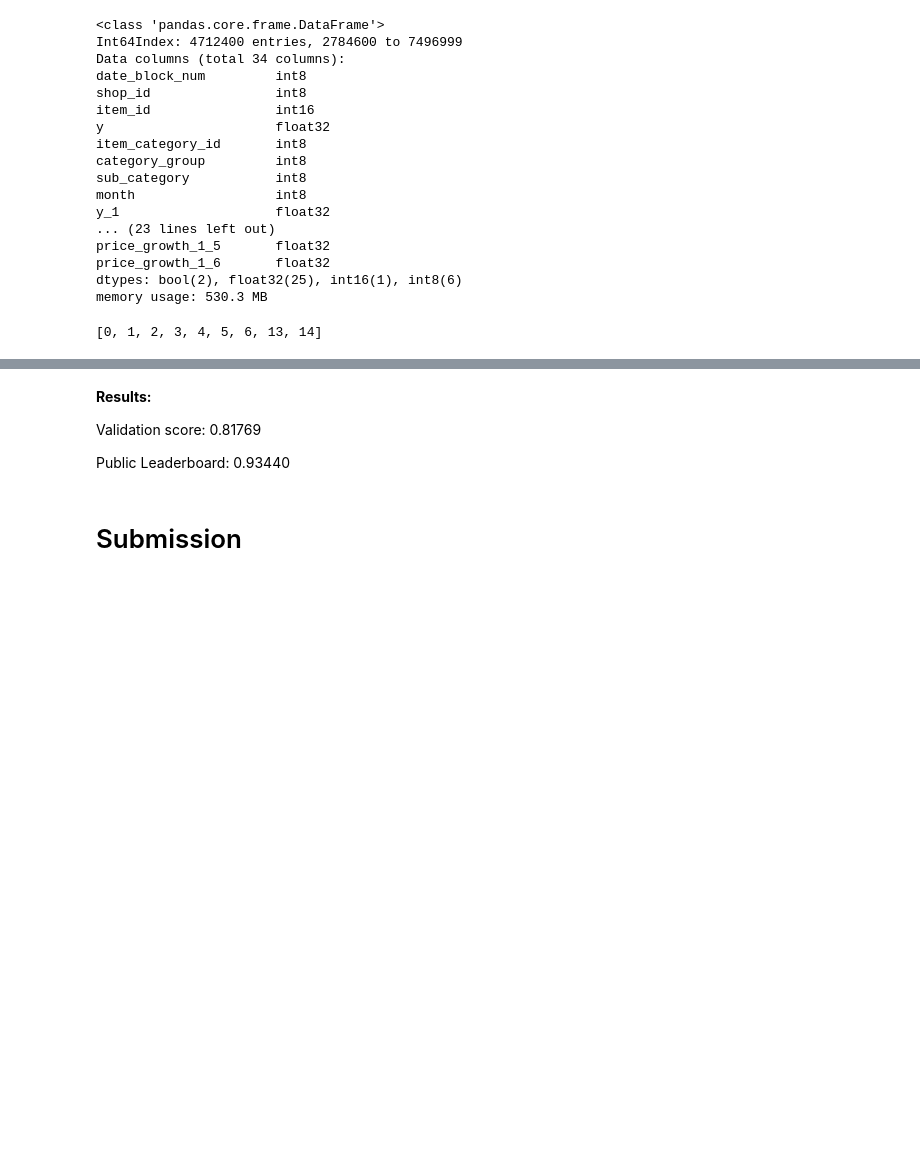
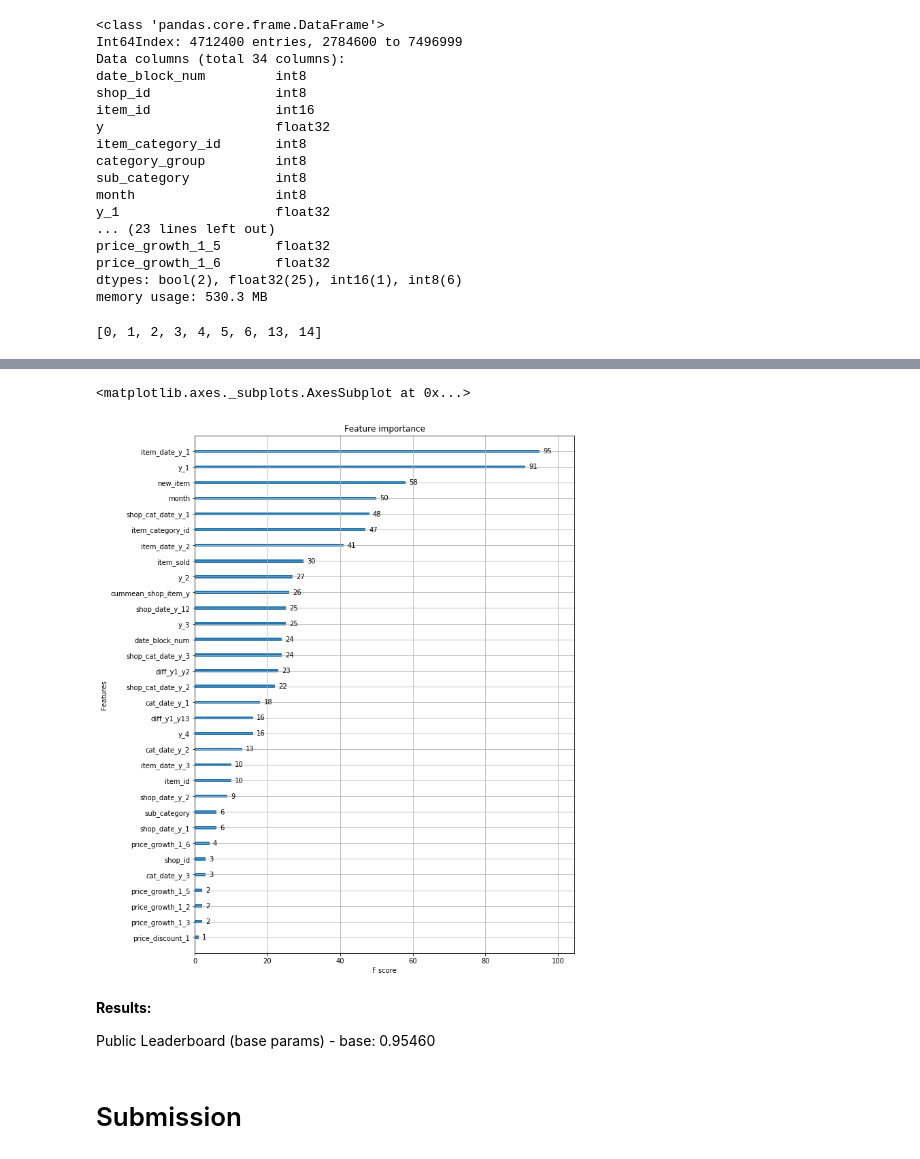
Before and after one commit to WLM1ke/How_to_Win_Kagglers, a Jupyter notebook: solution/0.6 - best.ipynb, the cells around one changed output, grey strips where cells are left out. Drawn from its saved outputs; the diff is of its cells as text; code cells hidden in the pictures; blank space fills up the shorter version.

Commit message:
Подбор параметров xgboost

```diff
--- a/solution/0.6 - best.ipynb
+++ b/solution/0.6 - best.ipynb
@@ -637,10 +621,13 @@ date_block_num       item_date_y_2        1.174923992358764
+# %%
+fig, ax = plt.subplots(1, 1, figsize=(10, 14))
+xgboost.plot_importance(clf_dart, ax=ax)
+# %% [output]
+<matplotlib.axes._subplots.AxesSubplot at 0x...>
+[figure, added]
 # %% [markdown]
 **Results:**
 
-Validation score: 0.81769
-
-
-Public Leaderboard: 0.93440
+Public Leaderboard (base params) - base: 0.95460
 # %% [markdown]
 # Submission
 # %%
```
Also changed, not shown: parts of 14 cells of this notebook, 3 other files.
